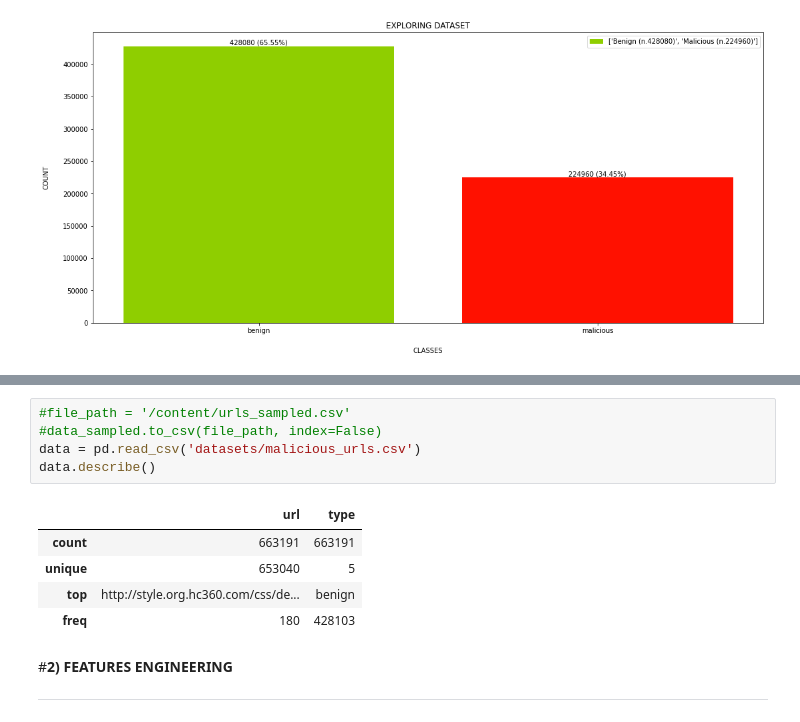
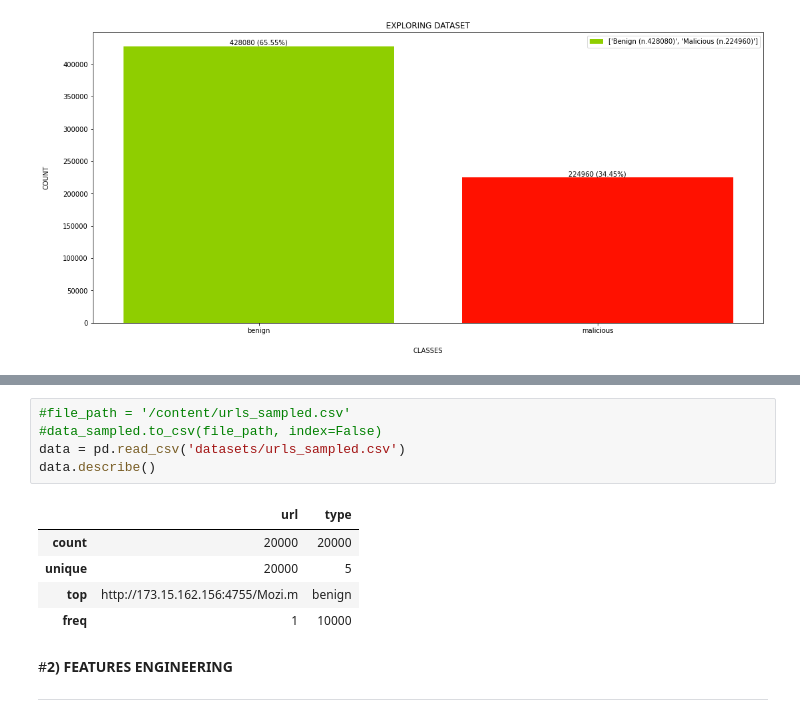
Before and after one commit to simonegramegna/Malicious_URL_detection, a Jupyter notebook: Malicious_URL_detection_COLAB.ipynb, the cells around one changed output, grey strips where cells are left out. Drawn from its saved outputs; the diff is of its cells as text.

```diff
--- a/Malicious_URL_detection_COLAB.ipynb
+++ b/Malicious_URL_detection_COLAB.ipynb
@@ -192,14 +180,14 @@ plt.show()
 # %%
 #file_path = '/content/urls_sampled.csv'
 #data_sampled.to_csv(file_path, index=False)
-data = pd.read_csv('datasets/malicious_urls.csv')
+data = pd.read_csv('datasets/urls_sampled.csv')
 data.describe()
 # %% [output]
 |  | url | type |
-| count | 663191 | 663191 |
-| unique | 653040 | 5 |
-| top | http://style.org.hc360.com/css/de... | benign |
-| freq | 180 | 428103 |
+| count | 20000 | 20000 |
+| unique | 20000 | 5 |
+| top | http://173.15.162.156:4755/Mozi.m | benign |
+| freq | 1 | 10000 |
 # %% [markdown]
 #**2) FEATURES ENGINEERING**
 
```
Also changed, not shown: parts of 14 cells of this notebook.
